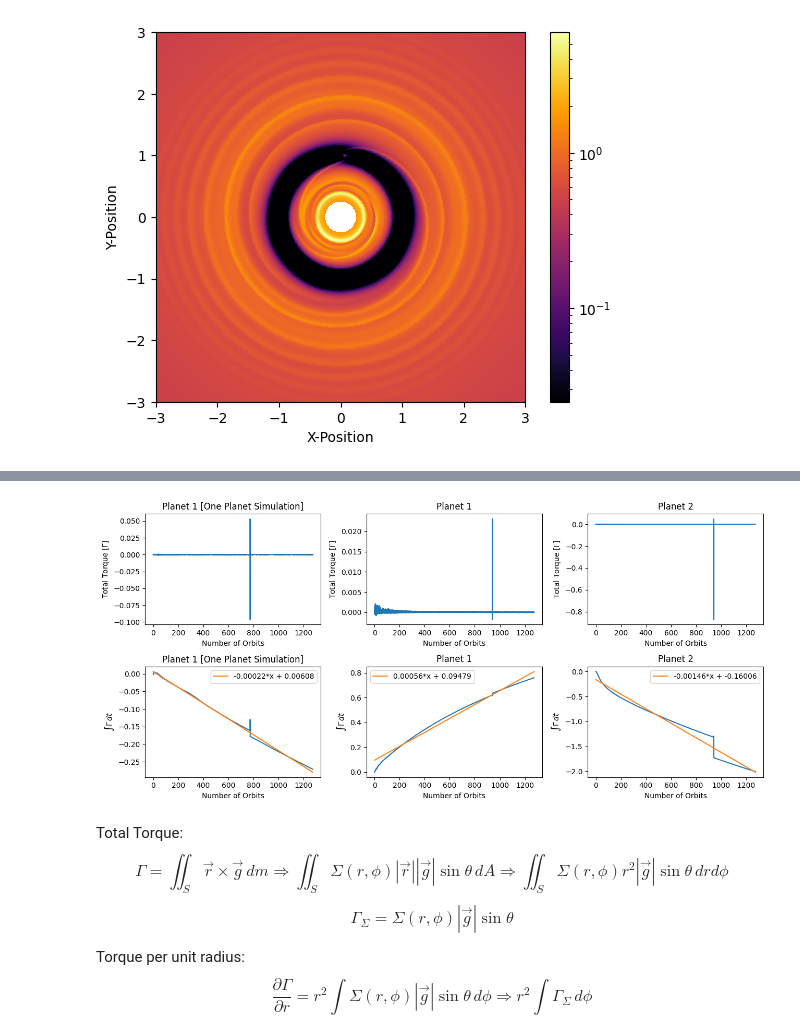
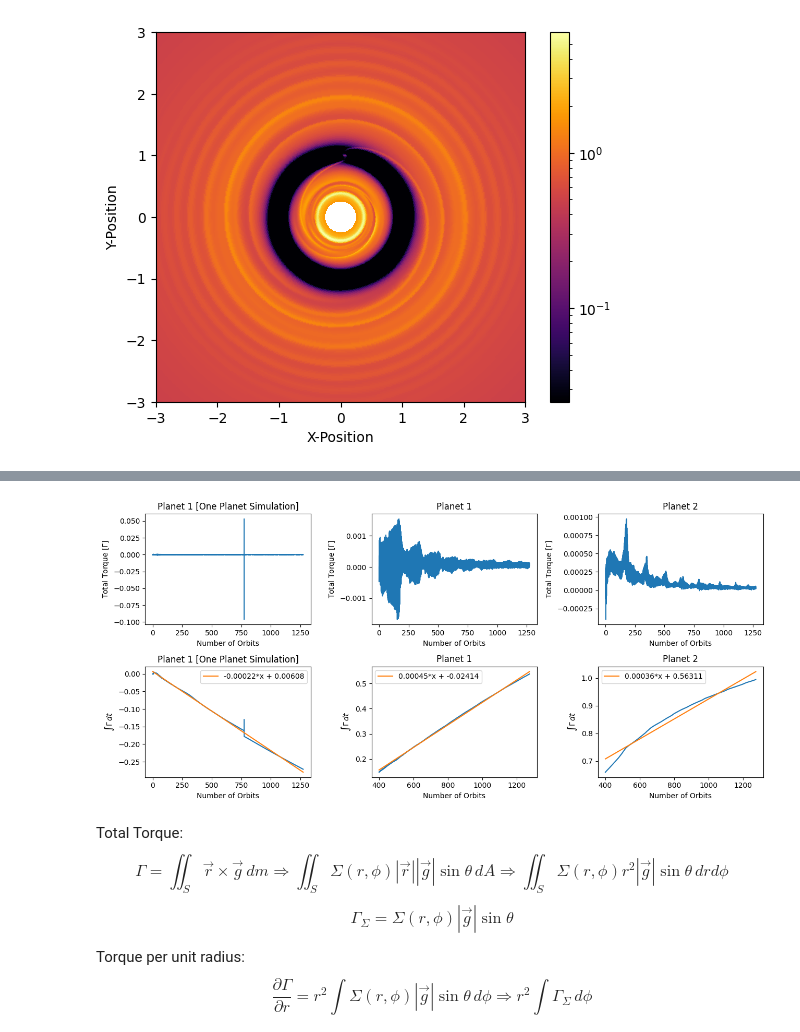
Before and after one commit to SudatKhan/athena_simulations, a Jupyter notebook: resonance_torque.ipynb, the cells around one changed output, grey strips where cells are left out. Drawn from its saved outputs; the diff is of its cells as text; code cells hidden in the pictures.

```diff
--- a/resonance_torque.ipynb
+++ b/resonance_torque.ipynb
@@ -23,8 +23,8 @@ d_phip1 = phip1_c[:, None]
 d_phip1 = d_phip1[1:] - d_phip1[:-1]
 d_rp1 = rp1_c[1:] - rp1_c[:-1]
 # %%
-data = np.genfromtxt('/home/sudat/cca/a1d5/disk.hst')
-data2 = athena_read.athdf('/home/sudat/cca/a1d5/disk.out1.00800.athdf')
+data = np.genfromtxt('/home/sudat/cca/seawulf_3:2/disk.hst')
+data2 = athena_read.athdf('/home/sudat/cca/seawulf_3:2/disk.out1.00740.athdf')
 time = data[:,0] / (2*np.pi)
 sum_torque = data[:,10]
 sum_torque2 = data[:,11]
@@ -90,40 +100,40 @@ plt.plot(time, sum_torque2)
 plt.xlabel('Number of Orbits')
 plt.ylabel(r'Total Torque [$\Gamma$]')
 plt.title('Planet 2')
 
 plt.subplot(234)
 torque_integralp1 = np.cumsum(sum_torquep1 * 0.5)
 plt.plot(timep1, torque_integralp1)
 plt.ylabel(r'$\int \Gamma \, dt$')
 plt.xlabel('Number of Orbits')
 plt.title('Planet 1 [One Planet Simulation]')
 m,b = np.polyfit(timep1, torque_integralp1, deg=1)
 plt.plot(timep1, m*(timep1)+b, label=f'{np.round(m,5)}*x + {np.round(b,5)}')
 plt.legend()
 
 plt.subplot(235)
 torque_integral = np.cumsum(sum_torque * 0.5)
-plt.plot(time, torque_integral)
+plt.plot(time[5042:-1], torque_integral[5042:-1])
 plt.ylabel(r'$\int \Gamma \, dt$')
 plt.xlabel('Number of Orbits')
 plt.title('Planet 1')
-m,b = np.polyfit(time, torque_integral, deg=1)
-plt.plot(time, m*(time)+b, label=f'{np.round(m,5)}*x + {np.round(b,5)}')
+m,b = np.polyfit(time[5042:-1], torque_integral[5042:-1], deg=1)
+plt.plot(time[5042:-1], m*(time[5042:-1])+b, label=f'{np.round(m,5)}*x + {np.round(b,5)}')
 plt.legend()
 
 plt.subplot(236)
 torque_integral2 = np.cumsum(sum_torque2 * 0.5)
-plt.plot(time, torque_integral2)
+plt.plot(time[5042:-1], torque_integral2[5042:-1])
 plt.ylabel(r'$\int \Gamma \, dt$')
 plt.xlabel('Number of Orbits')
 plt.title('Planet 2')
-m2,b2 = np.polyfit(time, torque_integral2, deg=1)
-plt.plot(time, m2*(time)+b2, label=f'{np.round(m2,5)}*x + {np.round(b2,5)}')
+m2,b2 = np.polyfit(time[5042:-1], torque_integral2[5042:-1], deg=1)
+plt.plot(time[5042:-1], m2*(time[5042:-1])+b2, label=f'{np.round(m2,5)}*x + {np.round(b2,5)}')
 plt.legend()
 
 plt.tight_layout()
 # %% [output]
-[figure, old version]
+[figure, new version]
 # %% [markdown]
 Total Torque:
 $$\Gamma = \iint_{S} \vec{r} \times \vec{g} \, dm \Rightarrow \iint_{S} \Sigma (r, \phi) |\vec{r}| |\vec{g}| \sin\theta \, dA \Rightarrow \iint_{S} \Sigma (r, \phi) r^2 |\vec{g}| \sin\theta \, dr d\phi$$
```
Also changed, not shown: parts of 7 cells of this notebook.
